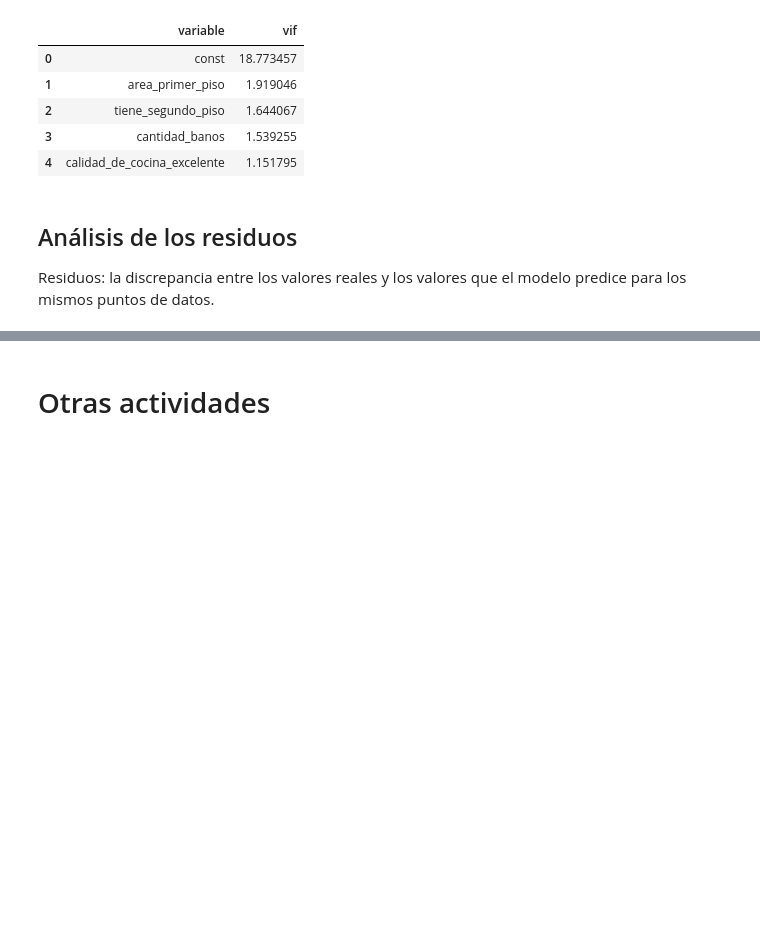
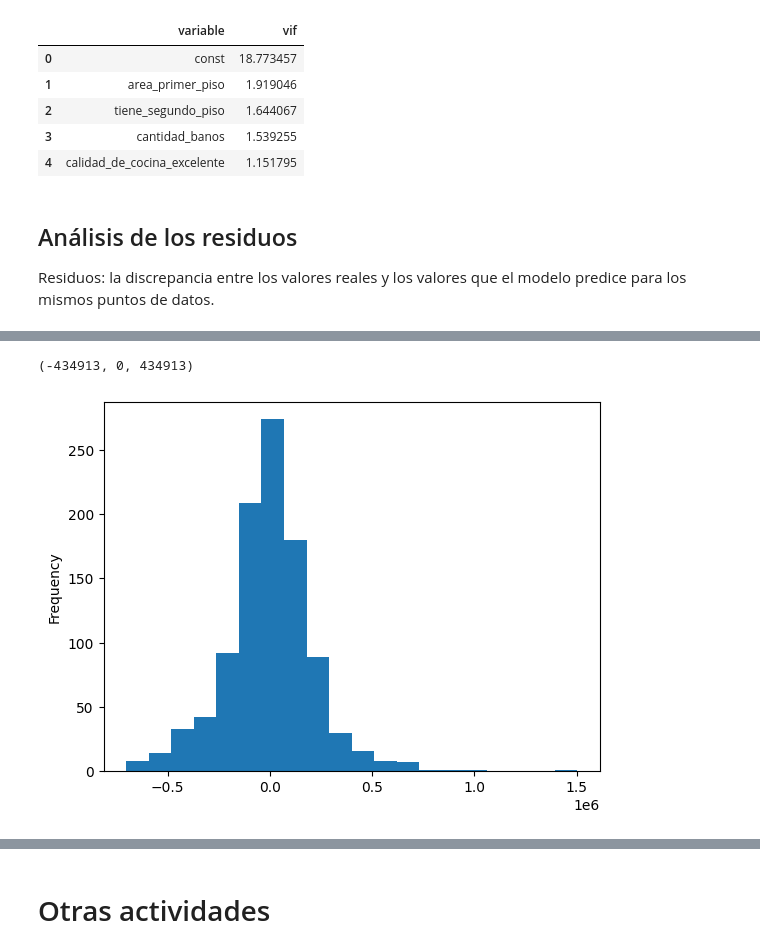
Before and after one commit to JCSR2022/Alura_Data_Science, a Jupyter notebook: Testing_Relationships_with_Linear_Regression/precios_de_inmuebles_regresion_lineal.ipynb, the cells around one changed output, grey strips where cells are left out. Cells and saved outputs as stored; diff of their text form; code cells hidden in the pictures; blank space fills up the shorter version.

```diff
--- a/Testing_Relationships_with_Linear_Regression/precios_de_inmuebles_regresion_lineal.ipynb
+++ b/Testing_Relationships_with_Linear_Regression/precios_de_inmuebles_regresion_lineal.ipynb
@@ -861,0 +922,13 @@ Residuos: la discrepancia entre los valores reales y los valores que el modelo p
+# %%
+residuos_margen_sup = round(residuos3.mean() + residuos3.std()*2)
+residuos_margen_min = round(residuos3.mean() - residuos3.std()*2)
+
+residuos_margen_min,round(residuos3.mean())  ,residuos_margen_sup
+# %% [output]
+(-434913, 0, 434913)
+# %%
+residuos3 = modelo_3.resid
+residuos3.plot.hist(bins=20)
+plt.show()
+# %% [output]
+[figure, added]
```
Also changed, not shown: parts of 21 cells of this notebook.
